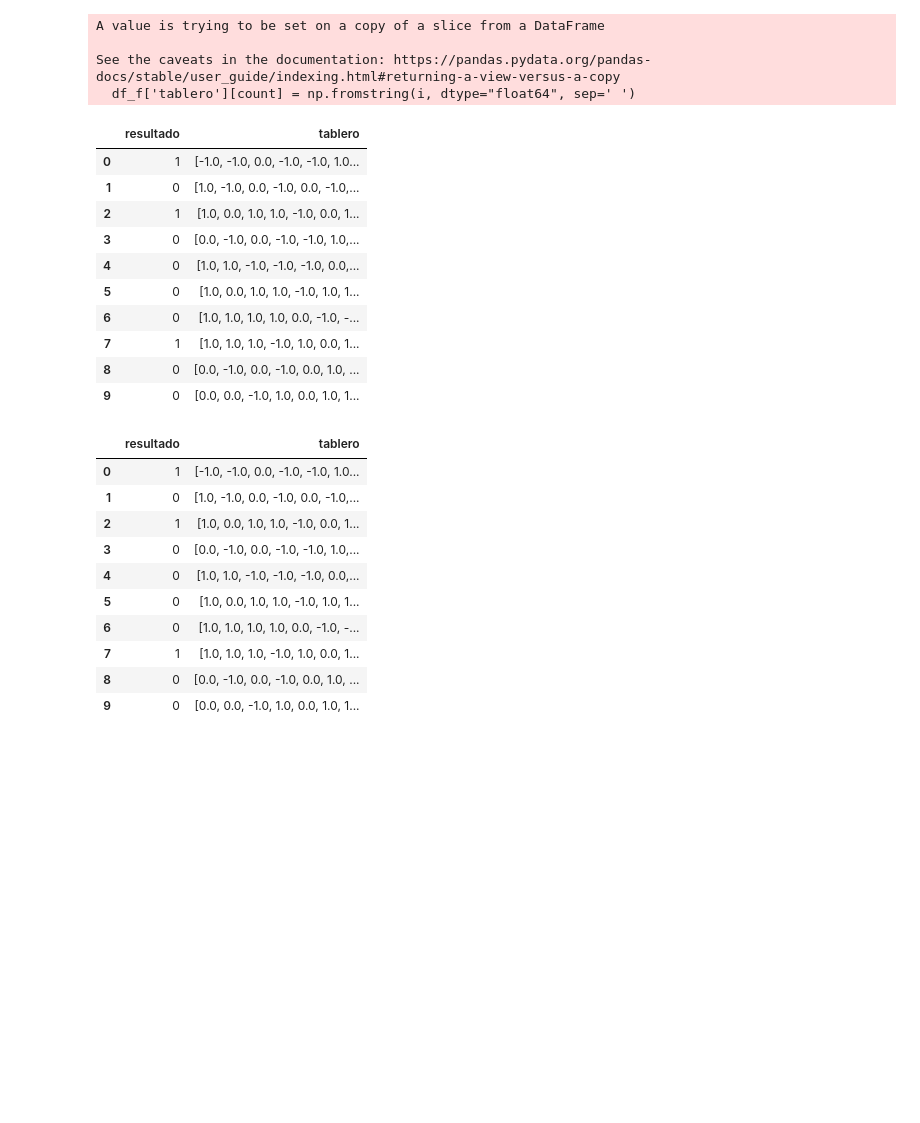
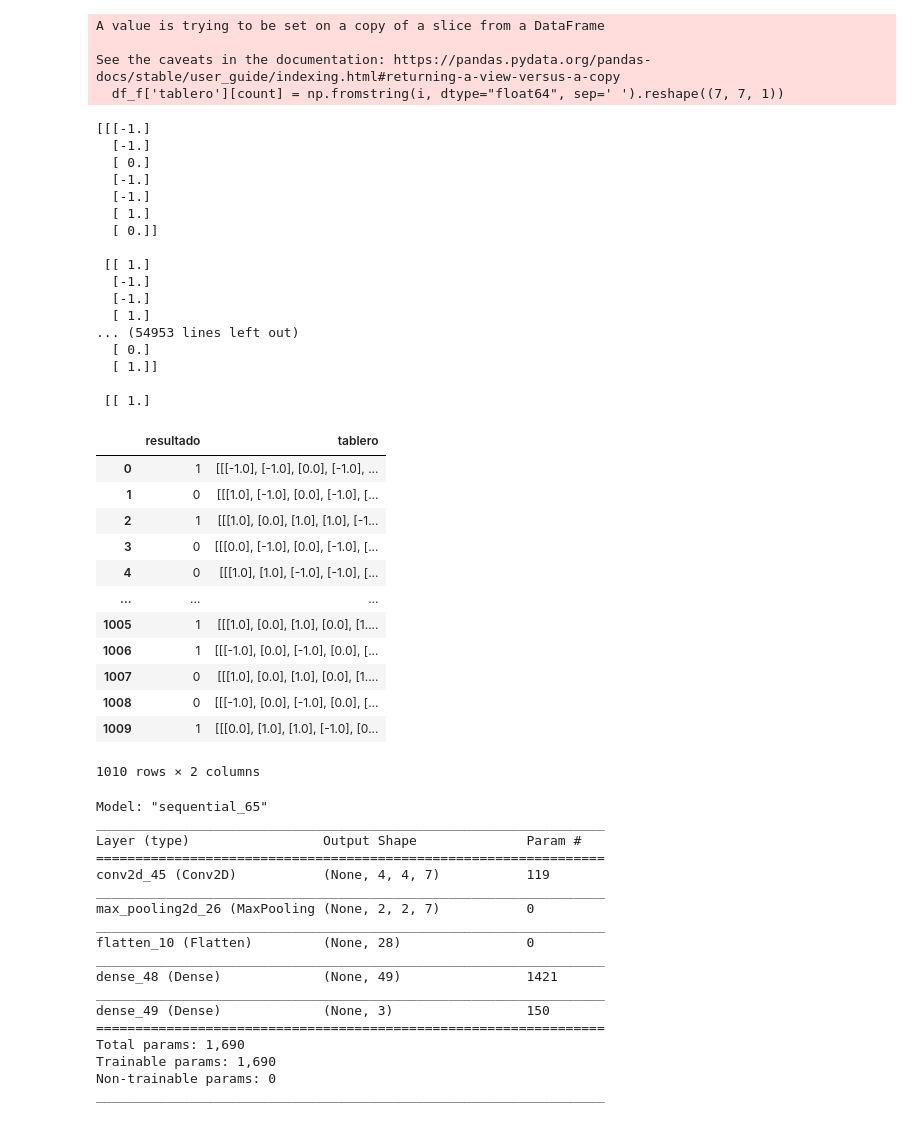
Before and after one commit to christiangfv/Go_project_AI, a Jupyter notebook: Entrega_3/supervisado.ipynb, the cells around one changed output. Saved outputs shown, nothing was run; the diff lists cells and outputs as text; code cells hidden in the pictures; blank space fills up the shorter version.

Commit message:
Modelo con red conv, predicción con modelo implementada, actualización de menú

```diff
--- a/Entrega_3/supervisado.ipynb
+++ b/Entrega_3/supervisado.ipynb
@@ -9,30 +7,52 @@ import pandas as pd
 import numpy as np
 
 df = pd.read_csv('dataset.csv')
-df_f = df
+df_f = df.copy()
 # %%
 count = 0
 for i in df['tablero'].values:
-    df_f['tablero'][count] = np.fromstring(i, dtype="float64", sep=' ')
+    df_f['tablero'][count] = np.fromstring(i, dtype="float64", sep=' ').reshape((7, 7, 1))
 
 
     count+=1
+
+for i in df_f['tablero'].values:
+    print(i, "\n")
 df_f
 # %% [output]
 A value is trying to be set on a copy of a slice from a DataFrame
 
 See the caveats in the documentation: https://pandas.pydata.org/pandas-docs/stable/user_guide/indexing.html#returning-a-view-versus-a-copy
-  df_f['tablero'][count] = np.fromstring(i, dtype="float64", sep=' ')
+  df_f['tablero'][count] = np.fromstring(i, dtype="float64", sep=' ').reshape((7, 7, 1))
+[[[-1.]
+  [-1.]
+  [ 0.]
+  [-1.]
+  [-1.]
+  [ 1.]
+  [ 0.]]
+
+ [[ 1.]
+  [-1.]
+  [-1.]
+  [ 1.]
+... (54953 lines left out)
+  [ 0.]
+  [ 1.]]
+
+ [[ 1.]
 |  | resultado | tablero |
-| 0 | 1 | [-1.0, -1.0, 0.0, -1.0, -1.0, 1.0... |
-| 1 | 0 | [1.0, -1.0, 0.0, -1.0, 0.0, -1.0,... |
-| 2 | 1 | [1.0, 0.0, 1.0, 1.0, -1.0, 0.0, 1... |
-| 3 | 0 | [0.0, -1.0, 0.0, -1.0, -1.0, 1.0,... |
-| 4 | 0 | [1.0, 1.0, -1.0, -1.0, -1.0, 0.0,... |
-| 5 | 0 | [1.0, 0.0, 1.0, 1.0, -1.0, 1.0, 1... |
-| 6 | 0 | [1.0, 1.0, 1.0, 1.0, 0.0, -1.0, -... |
-| 7 | 1 | [1.0, 1.0, 1.0, -1.0, 1.0, 0.0, 1... |
-| 8 | 0 | [0.0, -1.0, 0.0, -1.0, 0.0, 1.0, ... |
-| 9 | 0 | [0.0, 0.0, -1.0, 1.0, 0.0, 1.0, 1... |
+| 0 | 1 | [[[-1.0], [-1.0], [0.0], [-1.0], ... |
+| 1 | 0 | [[[1.0], [-1.0], [0.0], [-1.0], [... |
+| 2 | 1 | [[[1.0], [0.0], [1.0], [1.0], [-1... |
+| 3 | 0 | [[[0.0], [-1.0], [0.0], [-1.0], [... |
+| 4 | 0 | [[[1.0], [1.0], [-1.0], [-1.0], [... |
+| ... | ... | ... |
+| 1005 | 1 | [[[1.0], [0.0], [1.0], [0.0], [1.... |
+| 1006 | 1 | [[[-1.0], [0.0], [-1.0], [0.0], [... |
+| 1007 | 0 | [[[1.0], [0.0], [1.0], [0.0], [1.... |
+| 1008 | 0 | [[[-1.0], [0.0], [-1.0], [0.0], [... |
+| 1009 | 1 | [[[0.0], [1.0], [1.0], [-1.0], [0... |
+1010 rows × 2 columns
 # %%
 model = models.Sequential()
@@ -44,14 +65,22 @@ model.compile(optimizer='adam', loss=tf.keras.losses.SparseCategoricalCrossentro
 # %%
 df_f
+model.summary()
 # %% [output]
-|  | resultado | tablero |
-| 0 | 1 | [-1.0, -1.0, 0.0, -1.0, -1.0, 1.0... |
-| 1 | 0 | [1.0, -1.0, 0.0, -1.0, 0.0, -1.0,... |
-| 2 | 1 | [1.0, 0.0, 1.0, 1.0, -1.0, 0.0, 1... |
-| 3 | 0 | [0.0, -1.0, 0.0, -1.0, -1.0, 1.0,... |
-| 4 | 0 | [1.0, 1.0, -1.0, -1.0, -1.0, 0.0,... |
-| 5 | 0 | [1.0, 0.0, 1.0, 1.0, -1.0, 1.0, 1... |
-| 6 | 0 | [1.0, 1.0, 1.0, 1.0, 0.0, -1.0, -... |
-| 7 | 1 | [1.0, 1.0, 1.0, -1.0, 1.0, 0.0, 1... |
-| 8 | 0 | [0.0, -1.0, 0.0, -1.0, 0.0, 1.0, ... |
-| 9 | 0 | [0.0, 0.0, -1.0, 1.0, 0.0, 1.0, 1... |
+Model: "sequential_65"
+_________________________________________________________________
+Layer (type)                 Output Shape              Param #
+=================================================================
+conv2d_45 (Conv2D)           (None, 4, 4, 7)           119
+_________________________________________________________________
+max_pooling2d_26 (MaxPooling (None, 2, 2, 7)           0
+_________________________________________________________________
+flatten_10 (Flatten)         (None, 28)                0
+_________________________________________________________________
+dense_48 (Dense)             (None, 49)                1421
+_________________________________________________________________
+dense_49 (Dense)             (None, 3)                 150
+=================================================================
+Total params: 1,690
+Trainable params: 1,690
+Non-trainable params: 0
+_________________________________________________________________
```
Also changed, not shown: parts of 8 cells of this notebook, 6 other files.
